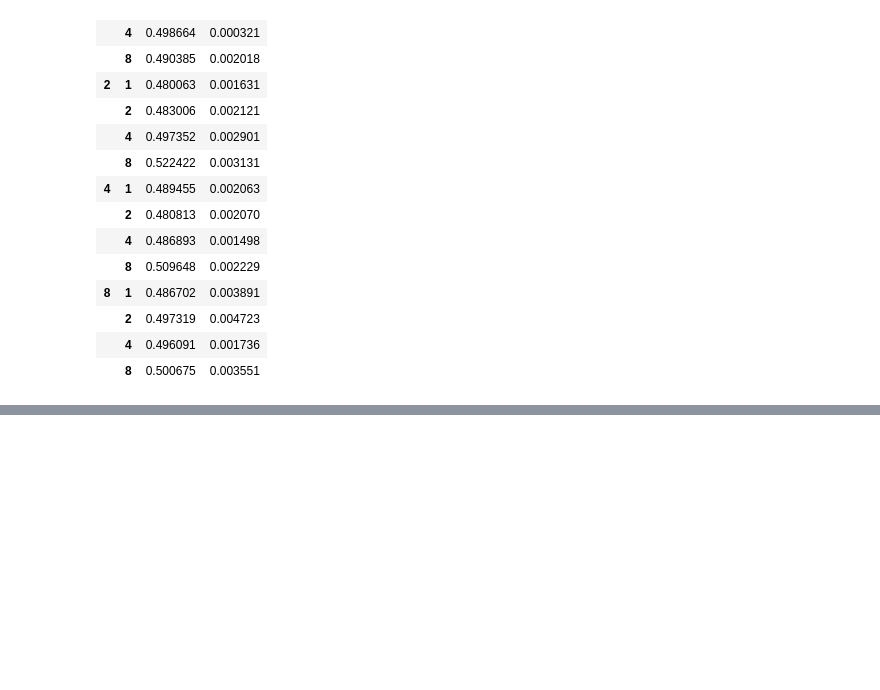
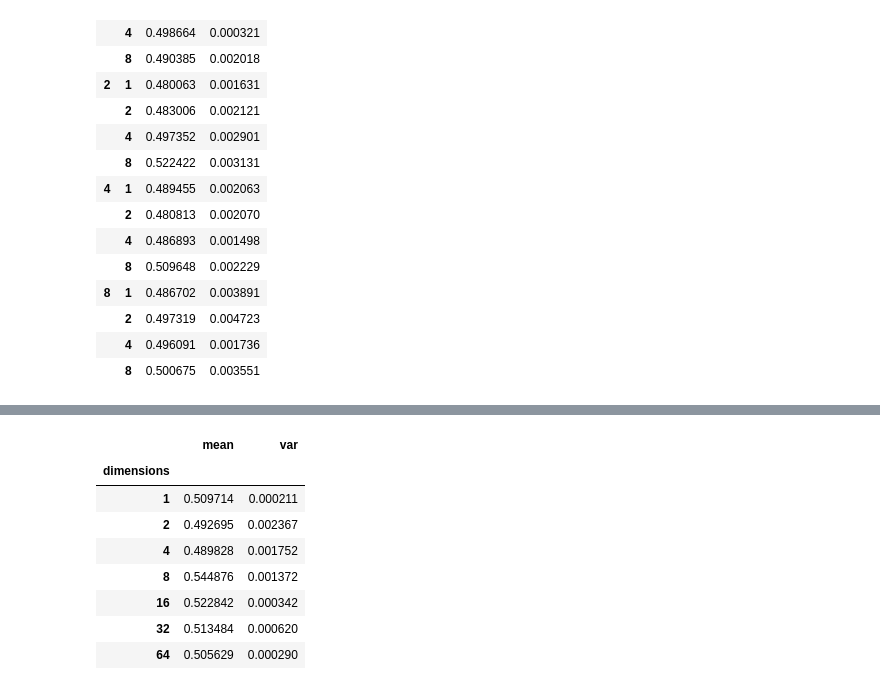
Before and after one commit to gerritjandebruin/community-embedding, a Jupyter notebook: results.ipynb, the cells around one changed output, grey strips where cells are left out. Cells and saved outputs as stored; diff of their text form; code cells hidden in the pictures; blank space fills up the shorter version.

```diff
--- a/results.ipynb
+++ b/results.ipynb
@@ -215,0 +276,12 @@ result.groupby(['p', 'q'])['diff'].agg(['mean', 'var'])
+# %%
+pd.DataFrame(result).groupby('dimensions')['diff'].agg(['mean', 'var'])
+# %% [output]
+|  | mean | var |
+| dimensions |  |  |
+| 1 | 0.509714 | 0.000211 |
+| 2 | 0.492695 | 0.002367 |
+| 4 | 0.489828 | 0.001752 |
+| 8 | 0.544876 | 0.001372 |
+| 16 | 0.522842 | 0.000342 |
+| 32 | 0.513484 | 0.000620 |
+| 64 | 0.505629 | 0.000290 |
```
Also changed, not shown: parts of 9 cells of this notebook, 3 other files.
